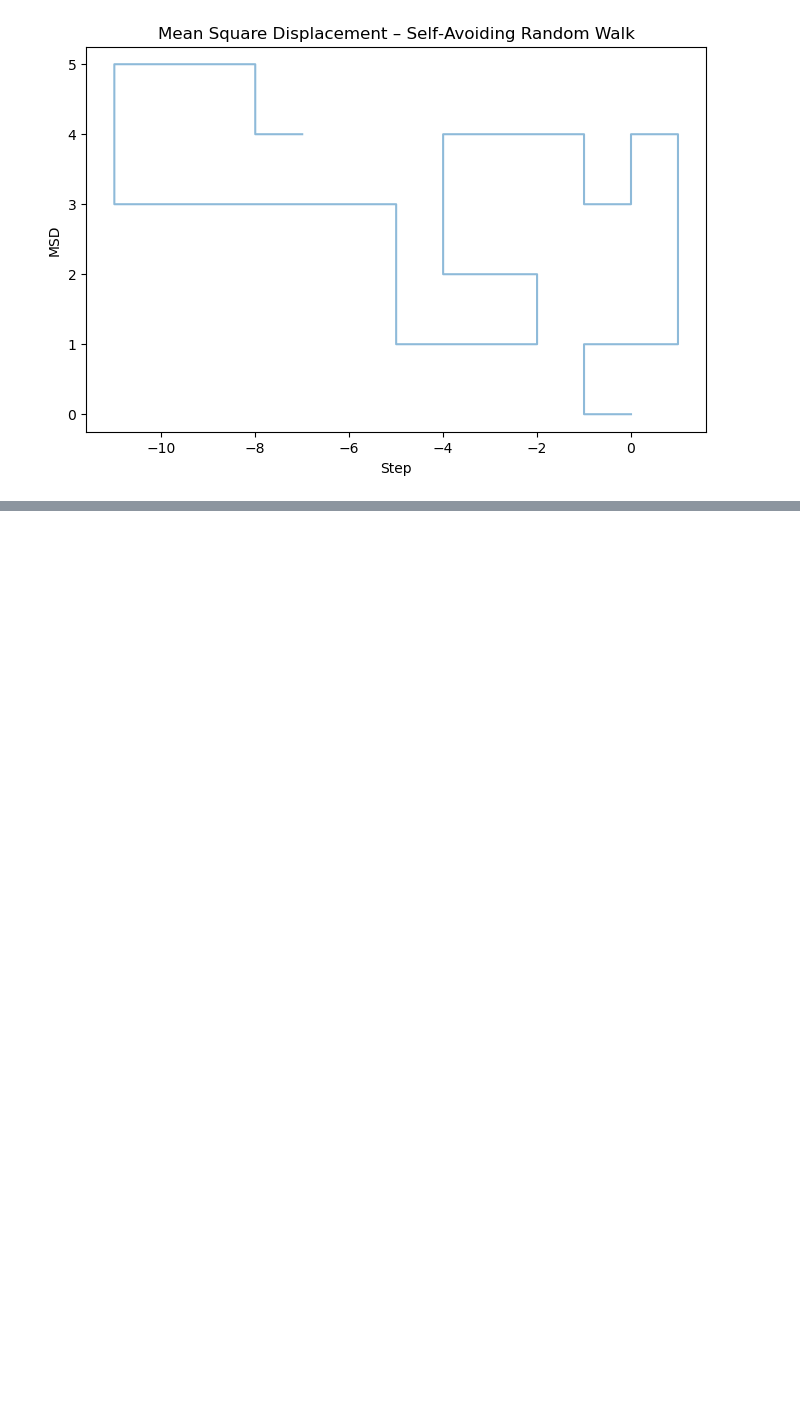
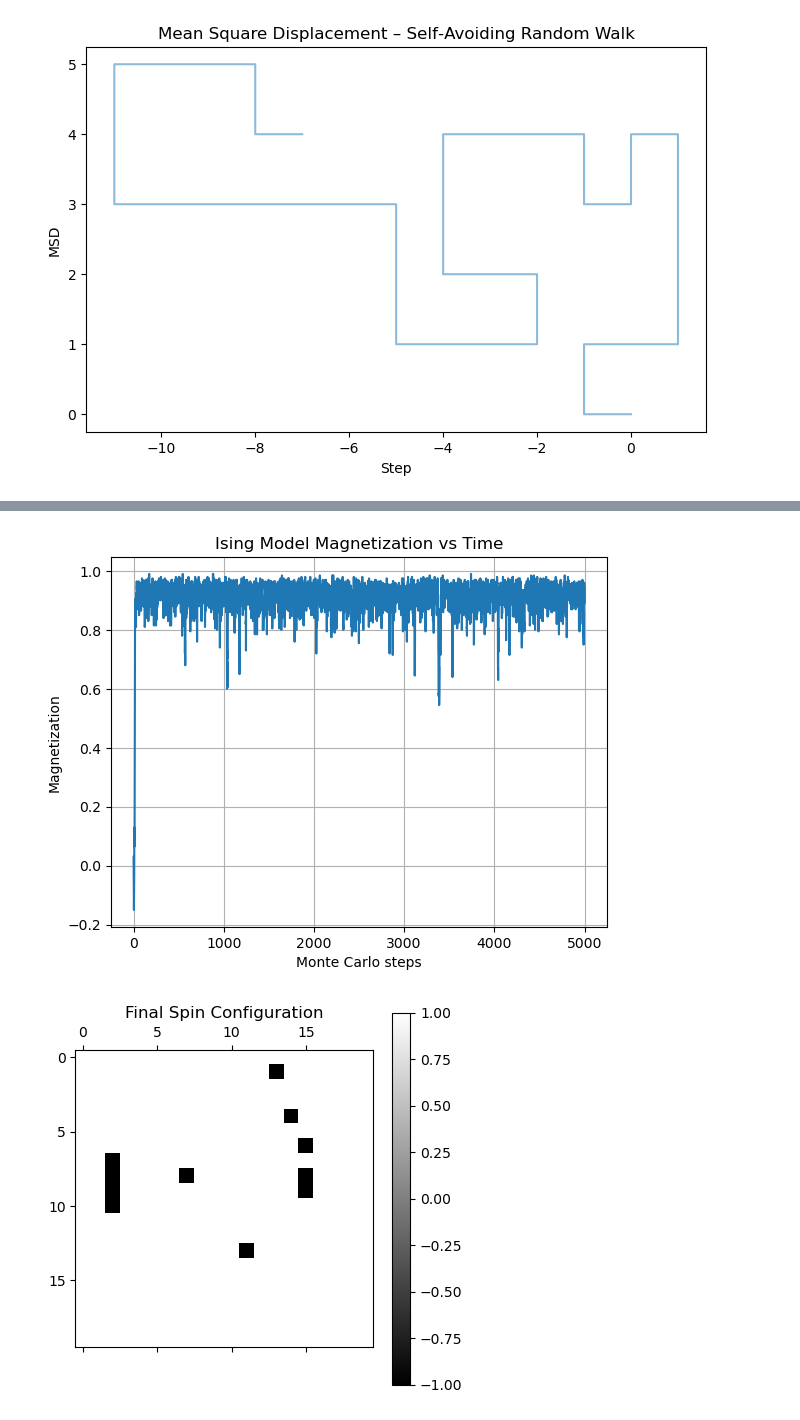
Before and after one commit to axe-n/tvm, a Jupyter notebook: course.copy.ipynb, the cells around one changed output, grey strips where cells are left out. Cells and saved outputs as stored; diff of their text form; code cells hidden in the pictures; blank space fills up the shorter version.

```diff
--- a/course.copy.ipynb
+++ b/course.copy.ipynb
@@ -445,0 +561,57 @@ plt.show()
+# %%
+import numpy as np
+import matplotlib.pyplot as plt
+
+kb = 1.0   # dimensionless (IMPORTANT)
+
+def ising_simulation(L=20, N=500, T=2.0, J=1.0, h=0.0):
+
+    # Initialize spins ±1
+    g = np.random.choice([-1, 1], size=(L, L))
+
+    M = []
+
+    for step in range(N):
+        for i in range(L):
+            for j in range(L):
+
+                # sum of nearest neighbors (periodic BC)
+                nn = (
+                    g[(i-1)%L, j] + g[(i+1)%L, j] +
+                    g[i, (j-1)%L] + g[i, (j+1)%L]
+                )
+
+                # energy change for flip
+                dE = 2 * (J * nn * g[i, j] + h * g[i, j])
+
+                # Metropolis condition
+                if dE < 0 or np.random.random() < np.exp(-dE/(kb*T)):
+                    g[i, j] *= -1
+
+        M.append(np.mean(g))
+
+    return g, M
+
+
+# Run
+L = 20
+N = 5000
+
+g, M = ising_simulation(L=L, N=N, T=2.0)
+
+# Magnetization plot
+plt.plot(M)
+plt.xlabel("Monte Carlo steps")
+plt.ylabel("Magnetization")
+plt.title("Ising Model Magnetization vs Time")
+plt.grid()
+plt.show()
+
+# Final configuration
+plt.matshow(g, cmap='gray')
+plt.colorbar()
+plt.title("Final Spin Configuration")
+plt.show()
+# %% [output]
+[figure, added]
+[figure, added]
```
Also changed, not shown: parts of 20 cells of this notebook, 1 other file.
